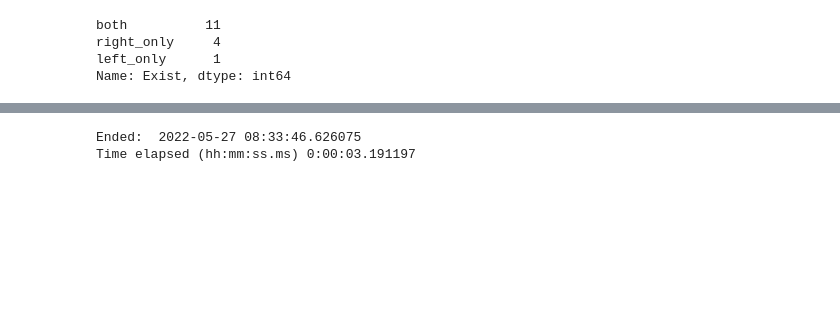
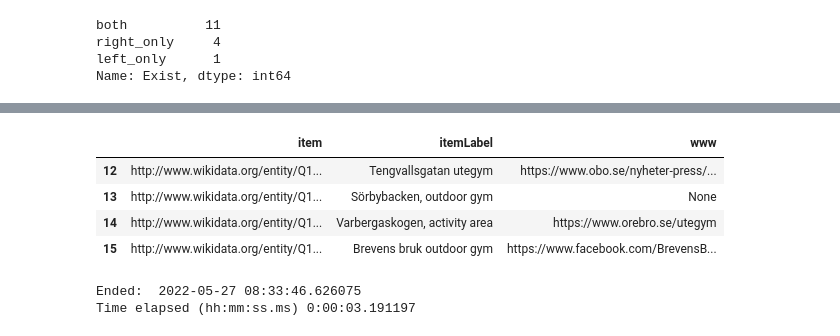
Before and after one commit to salgo60/ProjectOutdoorGyms, a Jupyter notebook: Jupyter/Örebro outdoor gym.ipynb, the cells around one changed output, grey strips where cells are left out. Cells and saved outputs as stored; diff of their text form; code cells hidden in the pictures; blank space fills up the shorter version.

```diff
--- a/Jupyter/Örebro outdoor gym.ipynb
+++ b/Jupyter/Örebro outdoor gym.ipynb
@@ -221,3 +230,11 @@ MissingGyms
+# %%
+MissingGymsKommun[["item","itemLabel","www"]]
+# %% [output]
+|  | item | itemLabel | www |
+| 12 | http://www.wikidata.org/entity/Q1... | Tengvallsgatan utegym | https://www.obo.se/nyheter-press/... |
+| 13 | http://www.wikidata.org/entity/Q1... | Sörbybacken, outdoor gym | None |
+| 14 | http://www.wikidata.org/entity/Q1... | Varbergaskogen, activity area | https://www.orebro.se/utegym |
+| 15 | http://www.wikidata.org/entity/Q1... | Brevens bruk outdoor gym | https://www.facebook.com/BrevensB... |
 # %%
 end = datetime.now()
 print("Ended: ", end)
```
Also changed, not shown: parts of 13 cells of this notebook.
